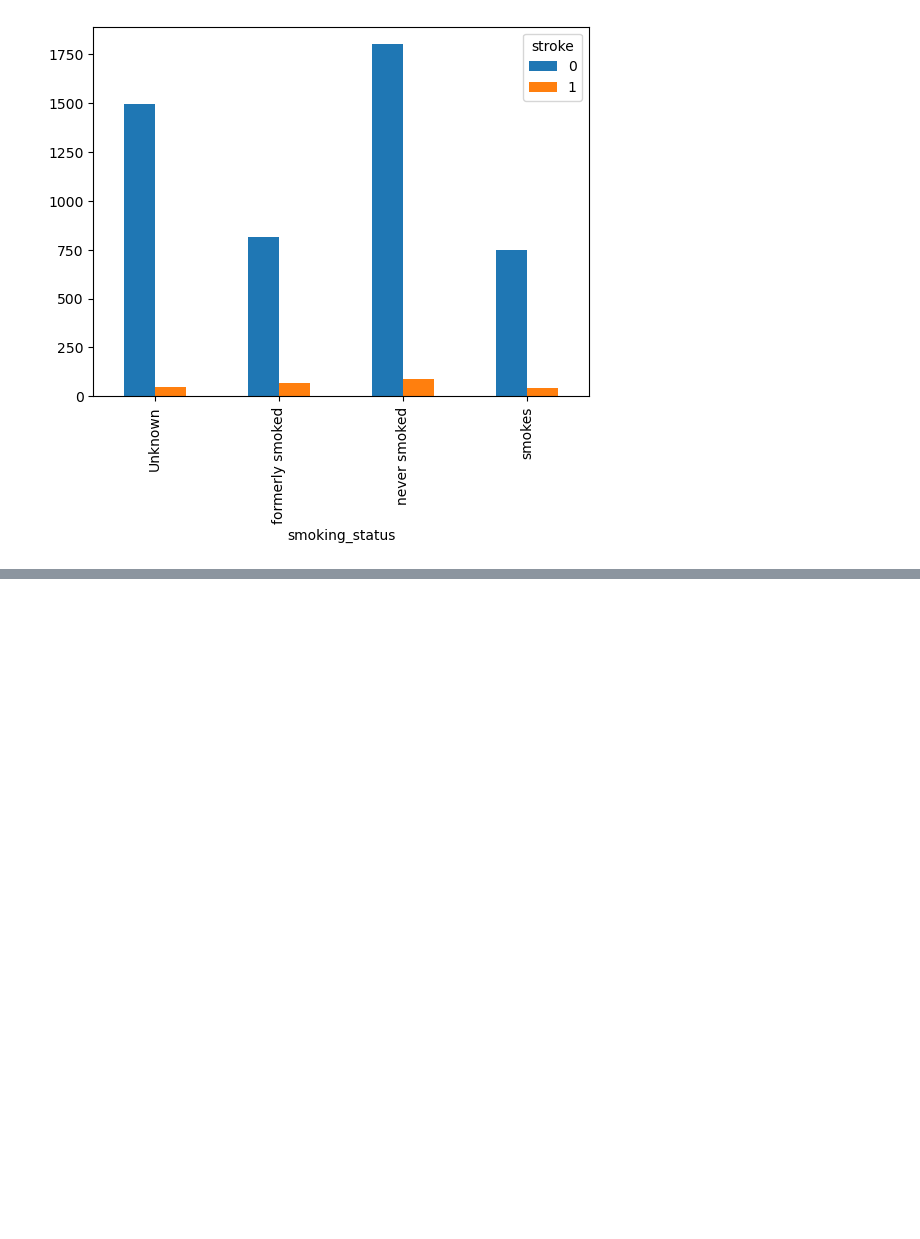
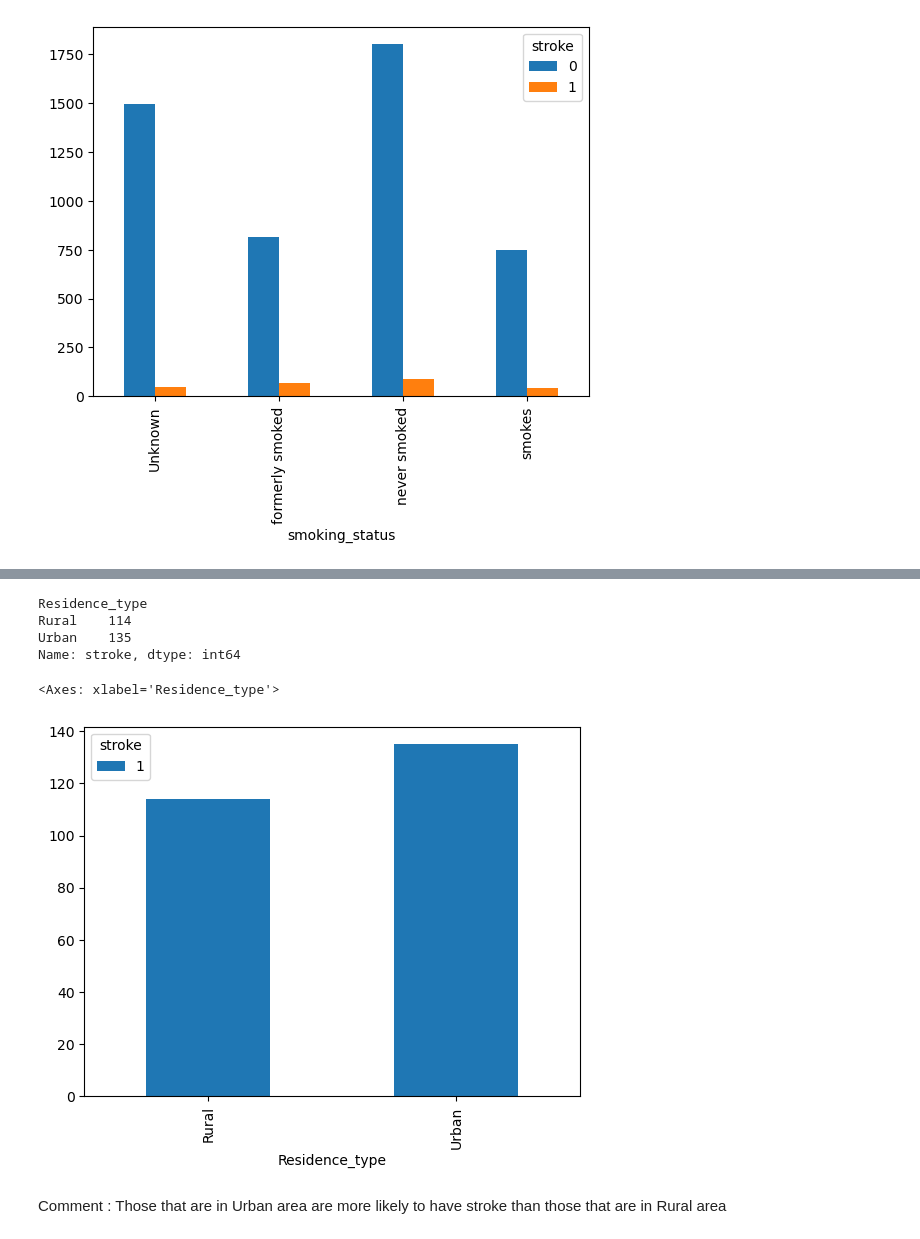
Before and after one commit to Sikirulahi1/Heart-Stroke-Prediction, a Jupyter notebook: Analysis_and_model/Analysis.ipynb, the cells around one changed output, grey strips where cells are left out. Saved outputs shown, nothing was run; the diff lists cells and outputs as text; code cells hidden in the pictures; blank space fills up the shorter version.

```diff
--- a/Analysis_and_model/Analysis.ipynb
+++ b/Analysis_and_model/Analysis.ipynb
@@ -225,0 +244,3 @@ Name: bmi, dtype: float64
+# %%
+stroke = heart[heart["stroke"] == 1]
+stroke
@@ -225,0 +261,15 @@ Name: bmi, dtype: float64
+# %%
+# Lets check for the residence type
+stroke["stroke"].groupby(stroke['Residence_type']).count()
+# %% [output]
+Residence_type
+Rural    114
+Urban    135
+Name: stroke, dtype: int64
+# %%
+pd.crosstab(stroke["Residence_type"], stroke["stroke"]).plot(kind = "bar")
+# %% [output]
+<Axes: xlabel='Residence_type'>
+[figure, added]
+# %% [markdown]
+Comment : Those that are in Urban area are more likely to have stroke than those that are in Rural area
```
Also changed, not shown: parts of 39 cells of this notebook.
